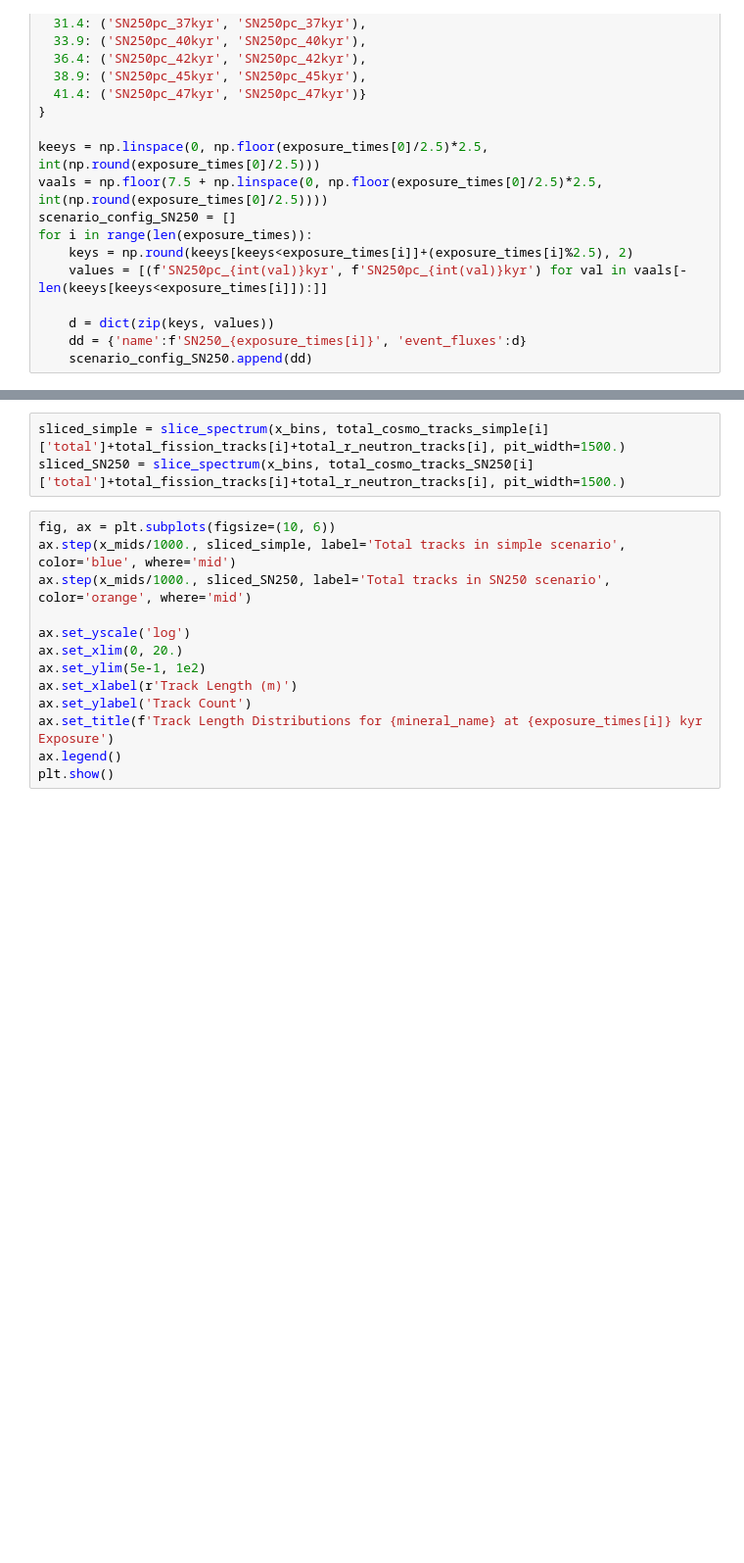
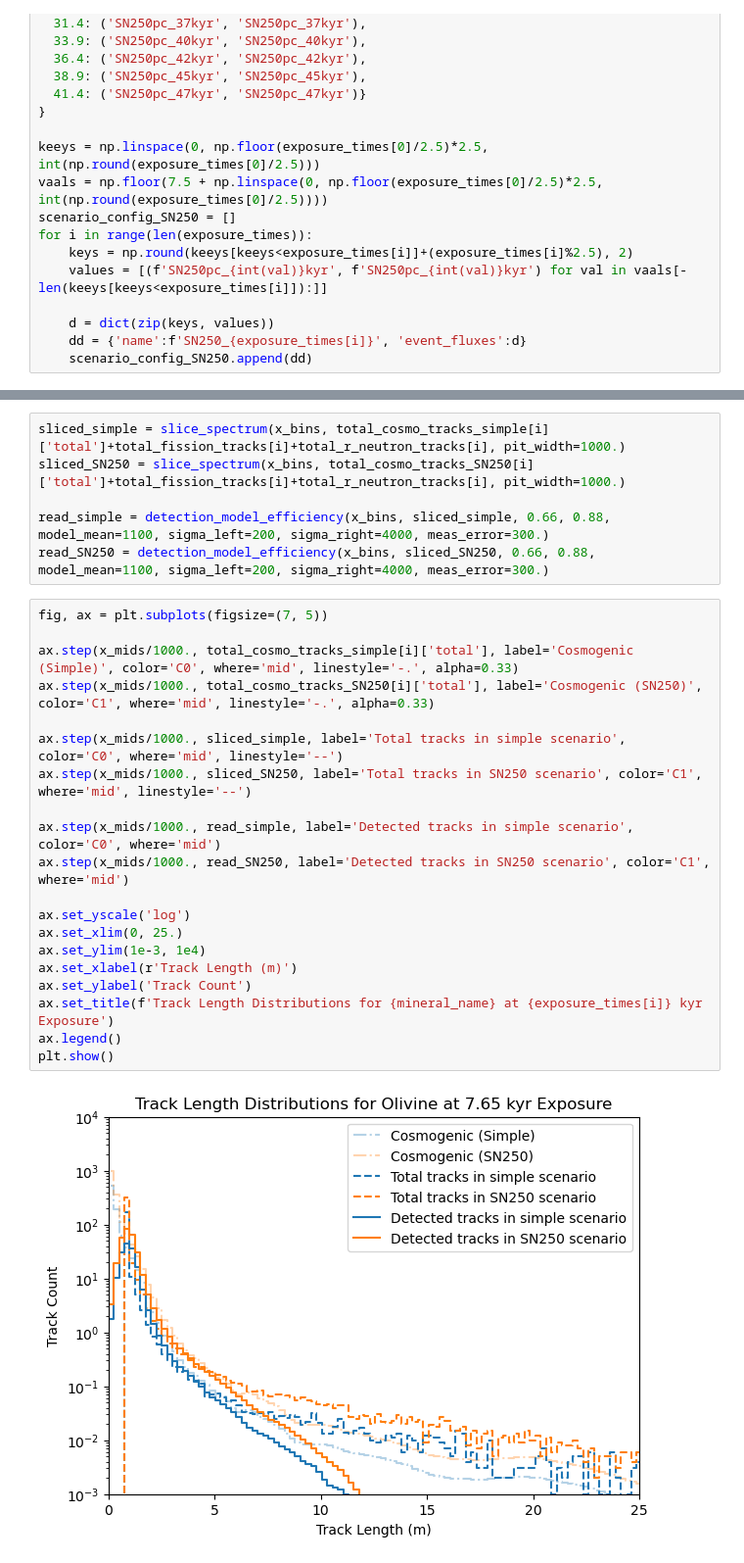
Before and after one commit to cgalelli/PrimusCode, a Jupyter notebook: CDP_analysis_new.ipynb, the cells around one changed output, grey strips where cells are left out. Shown at 98% size. Cells and saved outputs as stored; diff of their text form; blank space fills up the shorter version.

```diff
--- a/CDP_analysis_new.ipynb
+++ b/CDP_analysis_new.ipynb
@@ -112,16 +142,28 @@ plt.show()
 # %%
-sliced_simple = slice_spectrum(x_bins, total_cosmo_tracks_simple[i]['total']+total_fission_tracks[i]+total_r_neutron_tracks[i], pit_width=1500.)
-sliced_SN250 = slice_spectrum(x_bins, total_cosmo_tracks_SN250[i]['total']+total_fission_tracks[i]+total_r_neutron_tracks[i], pit_width=1500.)
+sliced_simple = slice_spectrum(x_bins, total_cosmo_tracks_simple[i]['total']+total_fission_tracks[i]+total_r_neutron_tracks[i], pit_width=1000.)
+sliced_SN250 = slice_spectrum(x_bins, total_cosmo_tracks_SN250[i]['total']+total_fission_tracks[i]+total_r_neutron_tracks[i], pit_width=1000.)
+
+read_simple = detection_model_efficiency(x_bins, sliced_simple, 0.66, 0.88, model_mean=1100, sigma_left=200, sigma_right=4000, meas_error=300.)
+read_SN250 = detection_model_efficiency(x_bins, sliced_SN250, 0.66, 0.88, model_mean=1100, sigma_left=200, sigma_right=4000, meas_error=300.)
 # %%
-fig, ax = plt.subplots(figsize=(10, 6))
-ax.step(x_mids/1000., sliced_simple, label='Total tracks in simple scenario', color='blue', where='mid')
-ax.step(x_mids/1000., sliced_SN250, label='Total tracks in SN250 scenario', color='orange', where='mid')
+fig, ax = plt.subplots(figsize=(7, 5))
+
+ax.step(x_mids/1000., total_cosmo_tracks_simple[i]['total'], label='Cosmogenic (Simple)', color='C0', where='mid', linestyle='-.', alpha=0.33)
+ax.step(x_mids/1000., total_cosmo_tracks_SN250[i]['total'], label='Cosmogenic (SN250)', color='C1', where='mid', linestyle='-.', alpha=0.33)
+
+ax.step(x_mids/1000., sliced_simple, label='Total tracks in simple scenario', color='C0', where='mid', linestyle='--')
+ax.step(x_mids/1000., sliced_SN250, label='Total tracks in SN250 scenario', color='C1', where='mid', linestyle='--')
+
+ax.step(x_mids/1000., read_simple, label='Detected tracks in simple scenario', color='C0', where='mid')
+ax.step(x_mids/1000., read_SN250, label='Detected tracks in SN250 scenario', color='C1', where='mid')
 
 ax.set_yscale('log')
-ax.set_xlim(0, 20.)
-ax.set_ylim(5e-1, 1e2)
+ax.set_xlim(0, 25.)
+ax.set_ylim(1e-3, 1e4)
 ax.set_xlabel(r'Track Length (m)')
 ax.set_ylabel('Track Count')
 ax.set_title(f'Track Length Distributions for {mineral_name} at {exposure_times[i]} kyr Exposure')
 ax.legend()
 plt.show()
+# %% [output]
+[figure, added]
```
Also changed, not shown: parts of 12 cells of this notebook, 3 other files.
